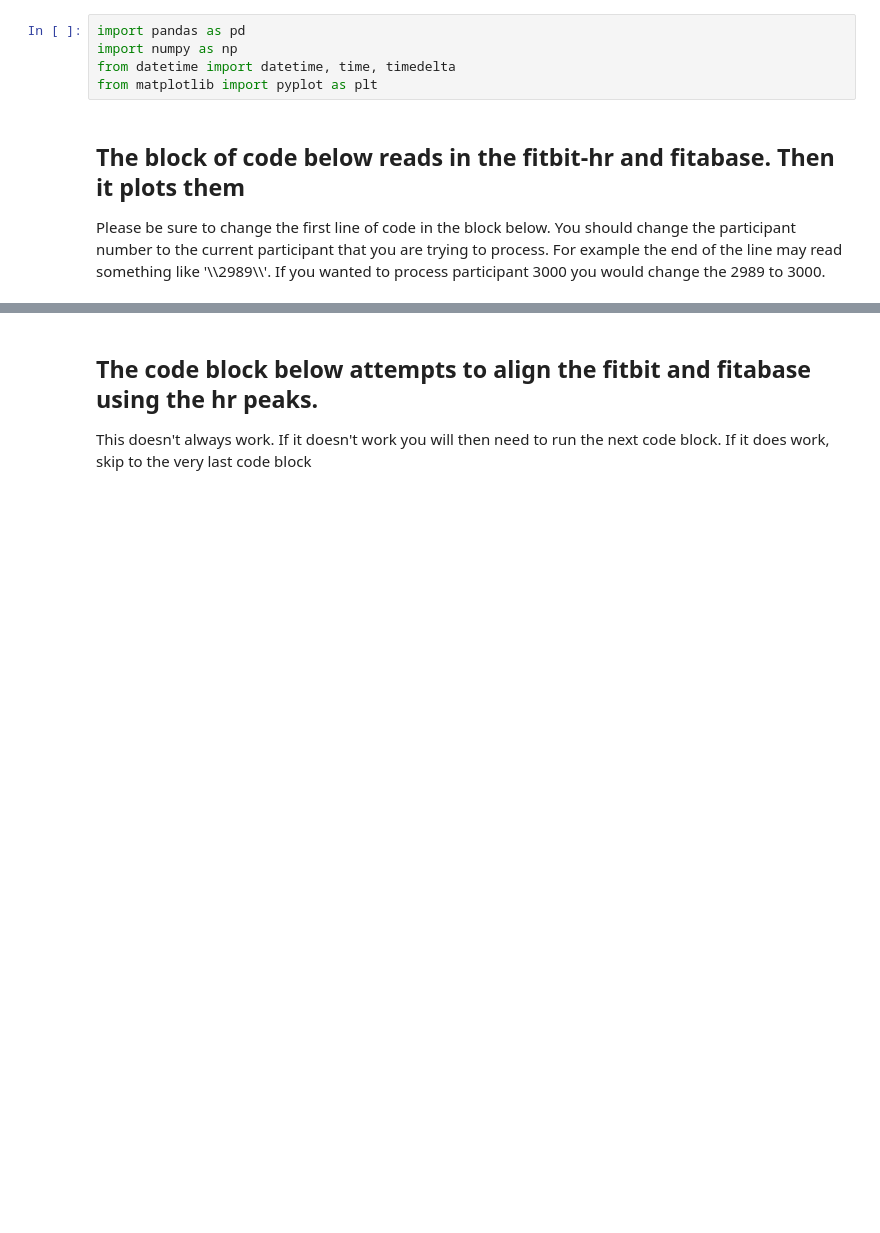
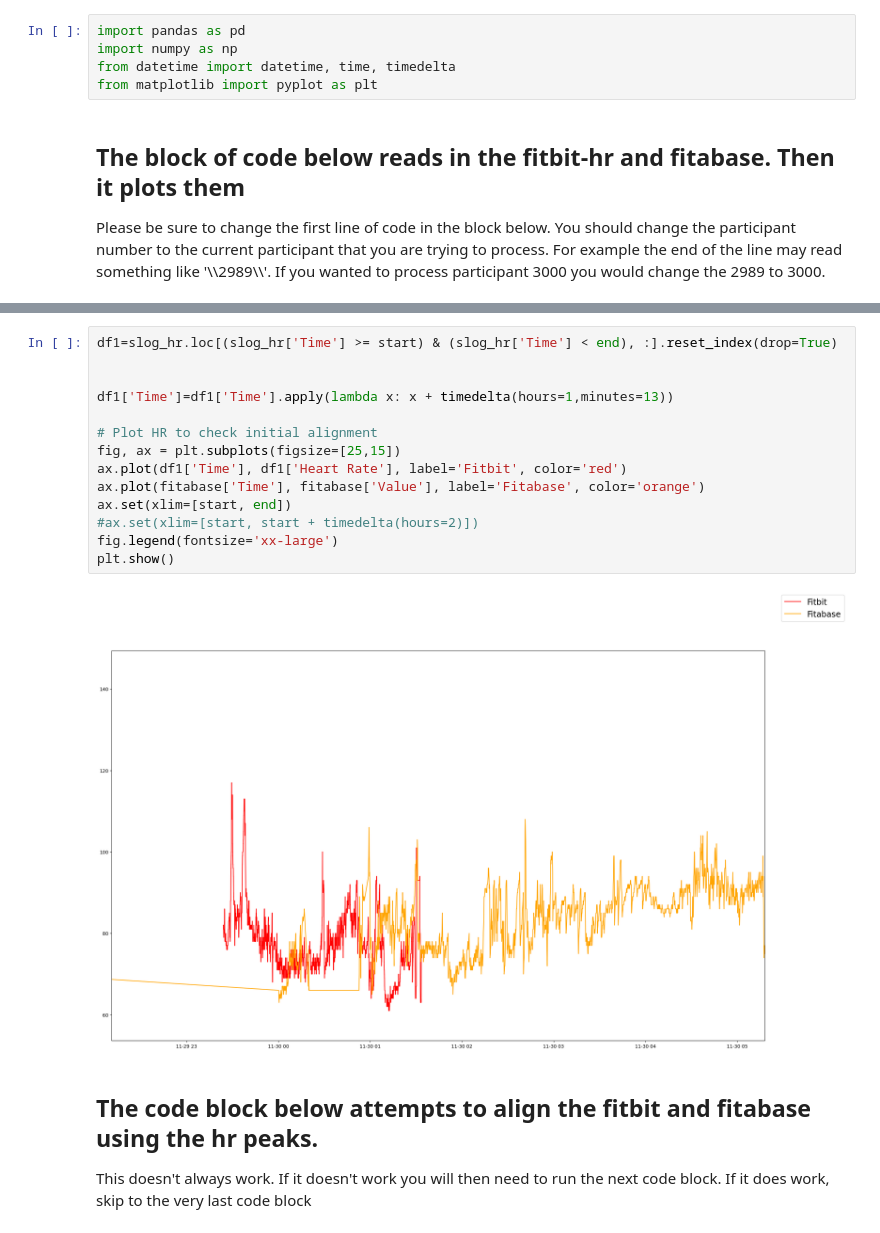
Before and after one commit to ACOI-UofSC/wearables_processing, a Jupyter notebook: Alignment_Notebooks/Fitbit_Sleep_alignment.ipynb, the cells around one changed output, grey strips where cells are left out. Saved outputs shown, nothing was run; the diff lists cells and outputs as text; blank space fills up the shorter version.

```diff
--- a/Alignment_Notebooks/Fitbit_Sleep_alignment.ipynb
+++ b/Alignment_Notebooks/Fitbit_Sleep_alignment.ipynb
@@ -43,3 +46,19 @@ plt.show()
+# %%
+df1=slog_hr.loc[(slog_hr['Time'] >= start) & (slog_hr['Time'] < end), :].reset_index(drop=True)
+
+
+df1['Time']=df1['Time'].apply(lambda x: x + timedelta(hours=1,minutes=13))
+
+# Plot HR to check initial alignment
+fig, ax = plt.subplots(figsize=[25,15])
+ax.plot(df1['Time'], df1['Heart Rate'], label='Fitbit', color='red')
+ax.plot(fitabase['Time'], fitabase['Value'], label='Fitabase', color='orange')
+ax.set(xlim=[start, end])
+#ax.set(xlim=[start, start + timedelta(hours=2)])
+fig.legend(fontsize='xx-large')
+plt.show()
+# %% [output]
+[figure, added]
 # %% [markdown]
 ## The code block below attempts to align the fitbit and fitabase using the hr peaks.
 <p>This doesn't always work. If it doesn't work you will then need to run the next code block. If it does work, skip to the very last code block</p>
```
Also changed, not shown: parts of 7 cells of this notebook, 41 other files.
